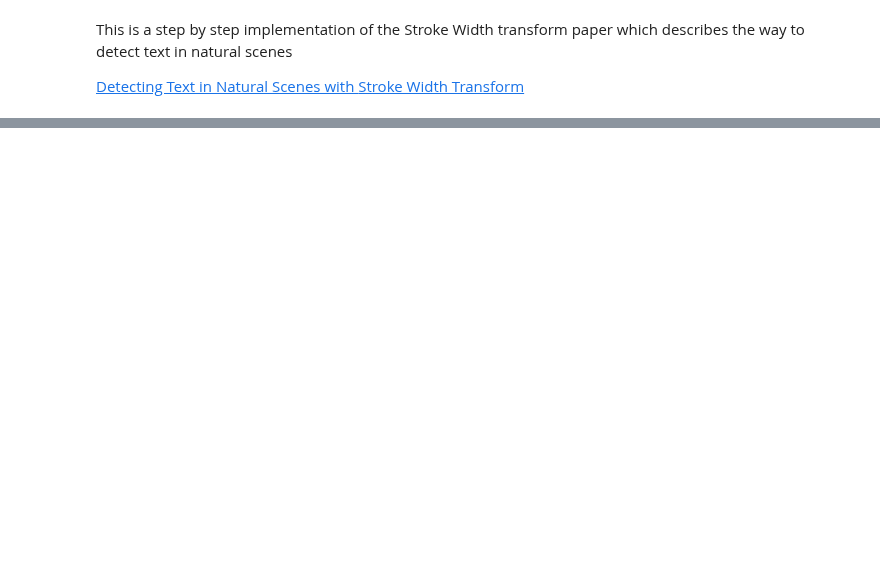
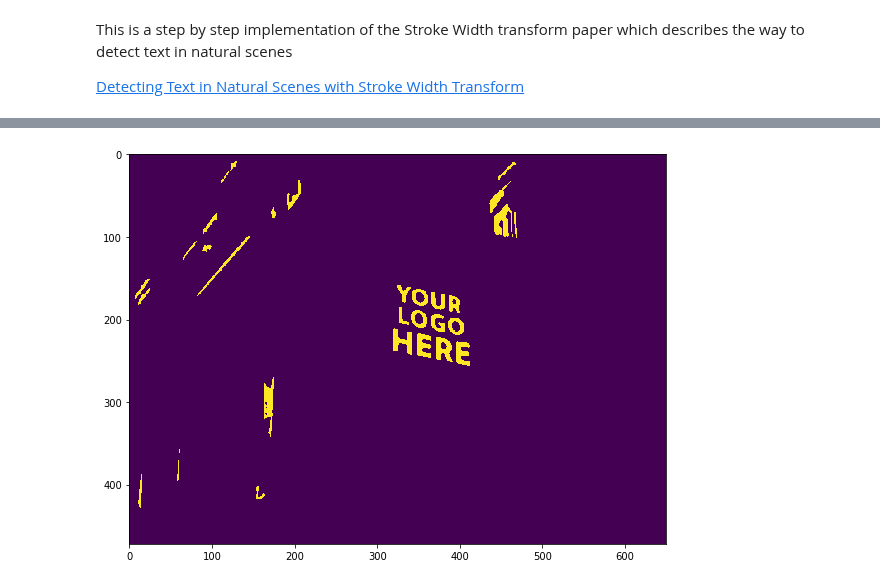
Before and after one commit to muthuspark/ml_research, a Jupyter notebook: Text detection with Stroke Width Transform.ipynb, the cells around one changed output, grey strips where cells are left out. Drawn from its saved outputs; the diff is of its cells as text; code cells hidden in the pictures; blank space fills up the shorter version.

```diff
--- a/Text detection with Stroke Width Transform.ipynb
+++ b/Text detection with Stroke Width Transform.ipynb
@@ -93 +73,38 @@ plt.imshow(edges, cmap="gray")
+# %%
+# further clean the image to remove outlier regions
+from scipy.ndimage.morphology import distance_transform_edt
+from scipy import stats
+import numpy as np
+from skimage.segmentation import clear_border
+
+def outliers_iqr(ys):
+    quartile_1, quartile_3 = np.percentile(ys, [25, 75])
+    iqr = quartile_3 - quartile_1
+    lower_bound = quartile_1 - (iqr * 1.5)
+    upper_bound = quartile_3 + (iqr * 1.5)
+    return np.where((ys > upper_bound) | (ys < lower_bound))
+
+swt_input = clear_border(np.copy(regions_with_text))
+label_image = label(swt_input, connectivity=2)
+
+stroke_widths = []
+regions_coords = []
+for region in regionprops(label_image):
+    regions_coords.append(region.coords)
+    distances = distance_transform_edt(region.coords)
+    median_distance = np.median(distances[distances>1])
+    stroke_widths.append(median_distance)
+
+outliers_indexes = outliers_iqr(stroke_widths)
+outlier_regions = np.array(regions_coords)[outliers_indexes]
+for region in outlier_regions:
+    for region_coord in region:
+        swt_input[region_coord[0]][region_coord[1]] = False
+
+fig, ax = plt.subplots(figsize=(10, 6))
+ax.imshow(swt_input)
+plt.tight_layout()
+plt.show()
+# %% [output]
+[figure, added]
 # %%
```
Also changed, not shown: parts of 13 cells of this notebook, 8 other files.
